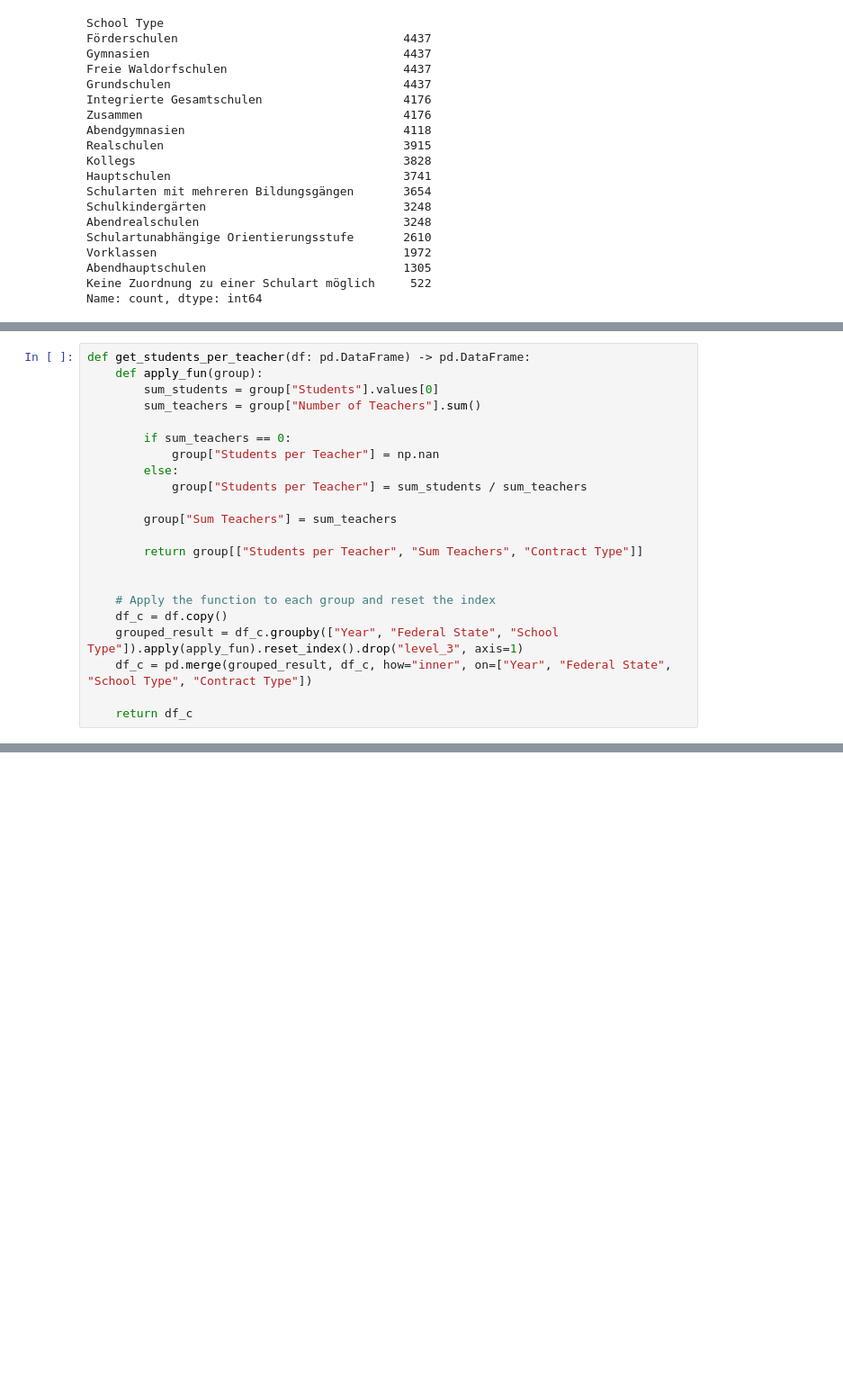
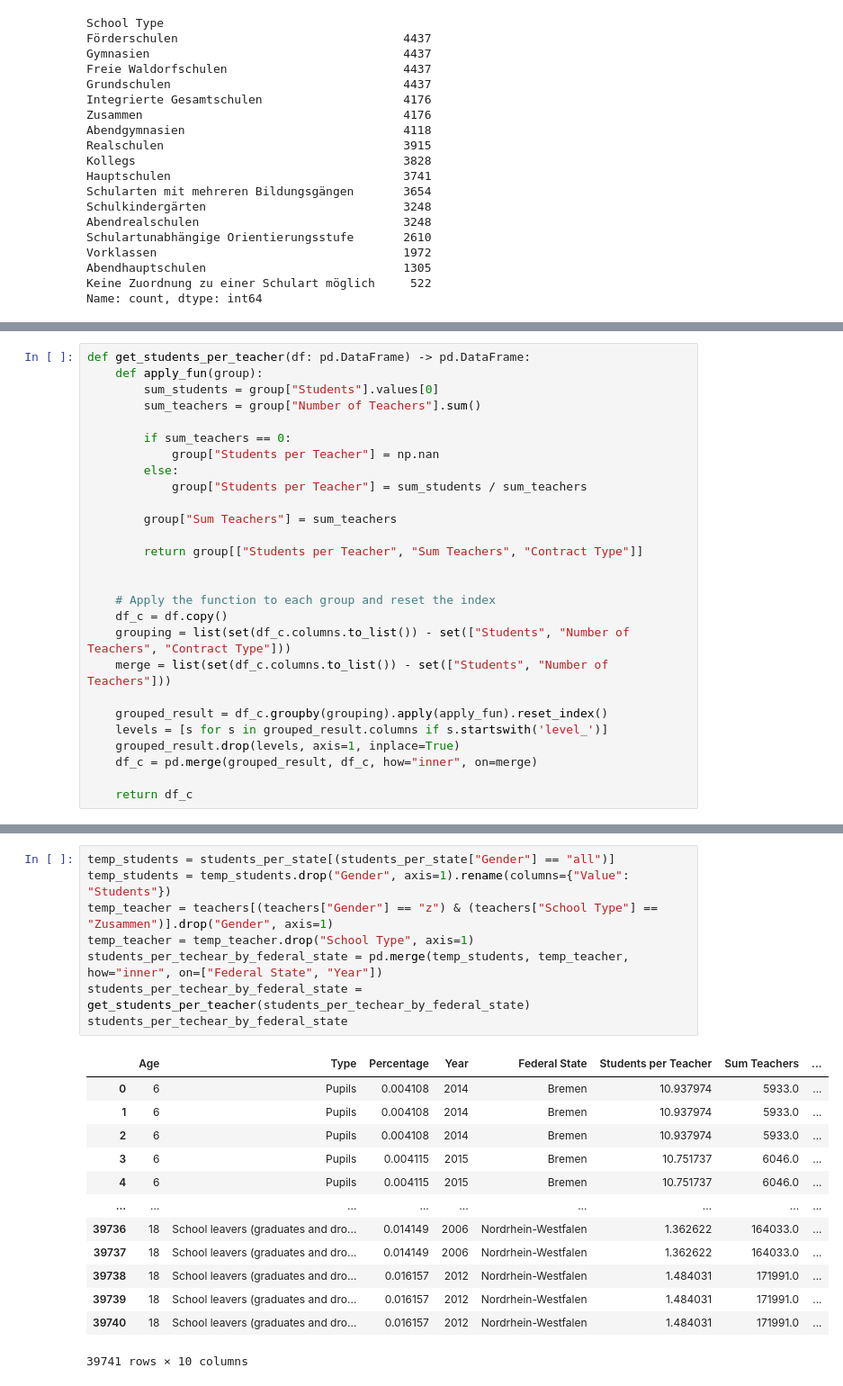
Before and after one commit to KarylReyne/DataLiteracyWS23, a Jupyter notebook: exp/TF-005-TeachersToChildren.ipynb, the cells around one changed output, grey strips where cells are left out. Shown at 90% size. Drawn from its saved outputs; the diff is of its cells as text; blank space fills up the shorter version.

```diff
--- a/exp/TF-005-TeachersToChildren.ipynb
+++ b/exp/TF-005-TeachersToChildren.ipynb
@@ -970,8 +978,13 @@ def get_students_per_teacher(df: pd.DataFrame) -> pd.DataFrame:
 
     # Apply the function to each group and reset the index
     df_c = df.copy()
-    grouped_result = df_c.groupby(["Year", "Federal State", "School Type"]).apply(apply_fun).reset_index().drop("level_3", axis=1)
-    df_c = pd.merge(grouped_result, df_c, how="inner", on=["Year", "Federal State", "School Type", "Contract Type"])
+    grouping = list(set(df_c.columns.to_list()) - set(["Students", "Number of Teachers", "Contract Type"]))
+    merge = list(set(df_c.columns.to_list()) - set(["Students", "Number of Teachers"]))
+
+    grouped_result = df_c.groupby(grouping).apply(apply_fun).reset_index()
+    levels = [s for s in grouped_result.columns if s.startswith('level_')]
+    grouped_result.drop(levels, axis=1, inplace=True)
+    df_c = pd.merge(grouped_result, df_c, how="inner", on=merge)
 
     return df_c
 # %%
@@ -1052,2 +1030,24 @@ plot_data.query("(Year == 2019) and (`Federal State` == 'Saarland')")
+# %%
+temp_students = students_per_state[(students_per_state["Gender"] == "all")]
+temp_students = temp_students.drop("Gender", axis=1).rename(columns={"Value": "Students"})
+temp_teacher = teachers[(teachers["Gender"] == "z") & (teachers["School Type"] == "Zusammen")].drop("Gender", axis=1)
+temp_teacher = temp_teacher.drop("School Type", axis=1)
+students_per_techear_by_federal_state = pd.merge(temp_students, temp_teacher, how="inner", on=["Federal State", "Year"])
+students_per_techear_by_federal_state = get_students_per_teacher(students_per_techear_by_federal_state)
+students_per_techear_by_federal_state
+# %% [output]
+|  | Age | Type | Percentage | Year | Federal State | Students per Teacher | Sum Teachers | ... |
+| 0 | 6 | Pupils | 0.004108 | 2014 | Bremen | 10.937974 | 5933.0 | ... |
+| 1 | 6 | Pupils | 0.004108 | 2014 | Bremen | 10.937974 | 5933.0 | ... |
+| 2 | 6 | Pupils | 0.004108 | 2014 | Bremen | 10.937974 | 5933.0 | ... |
+| 3 | 6 | Pupils | 0.004115 | 2015 | Bremen | 10.751737 | 6046.0 | ... |
+| 4 | 6 | Pupils | 0.004115 | 2015 | Bremen | 10.751737 | 6046.0 | ... |
+| ... | ... | ... | ... | ... | ... | ... | ... | ... |
+| 39736 | 18 | School leavers (graduates and dro... | 0.014149 | 2006 | Nordrhein-Westfalen | 1.362622 | 164033.0 | ... |
+| 39737 | 18 | School leavers (graduates and dro... | 0.014149 | 2006 | Nordrhein-Westfalen | 1.362622 | 164033.0 | ... |
+| 39738 | 18 | School leavers (graduates and dro... | 0.016157 | 2012 | Nordrhein-Westfalen | 1.484031 | 171991.0 | ... |
+| 39739 | 18 | School leavers (graduates and dro... | 0.016157 | 2012 | Nordrhein-Westfalen | 1.484031 | 171991.0 | ... |
+| 39740 | 18 | School leavers (graduates and dro... | 0.016157 | 2012 | Nordrhein-Westfalen | 1.484031 | 171991.0 | ... |
+39741 rows × 10 columns
 # %%
 fig, axs = plt.subplots(1, 2, sharey=True)
```
Also changed, not shown: parts of 10 cells of this notebook, 2 other files.
